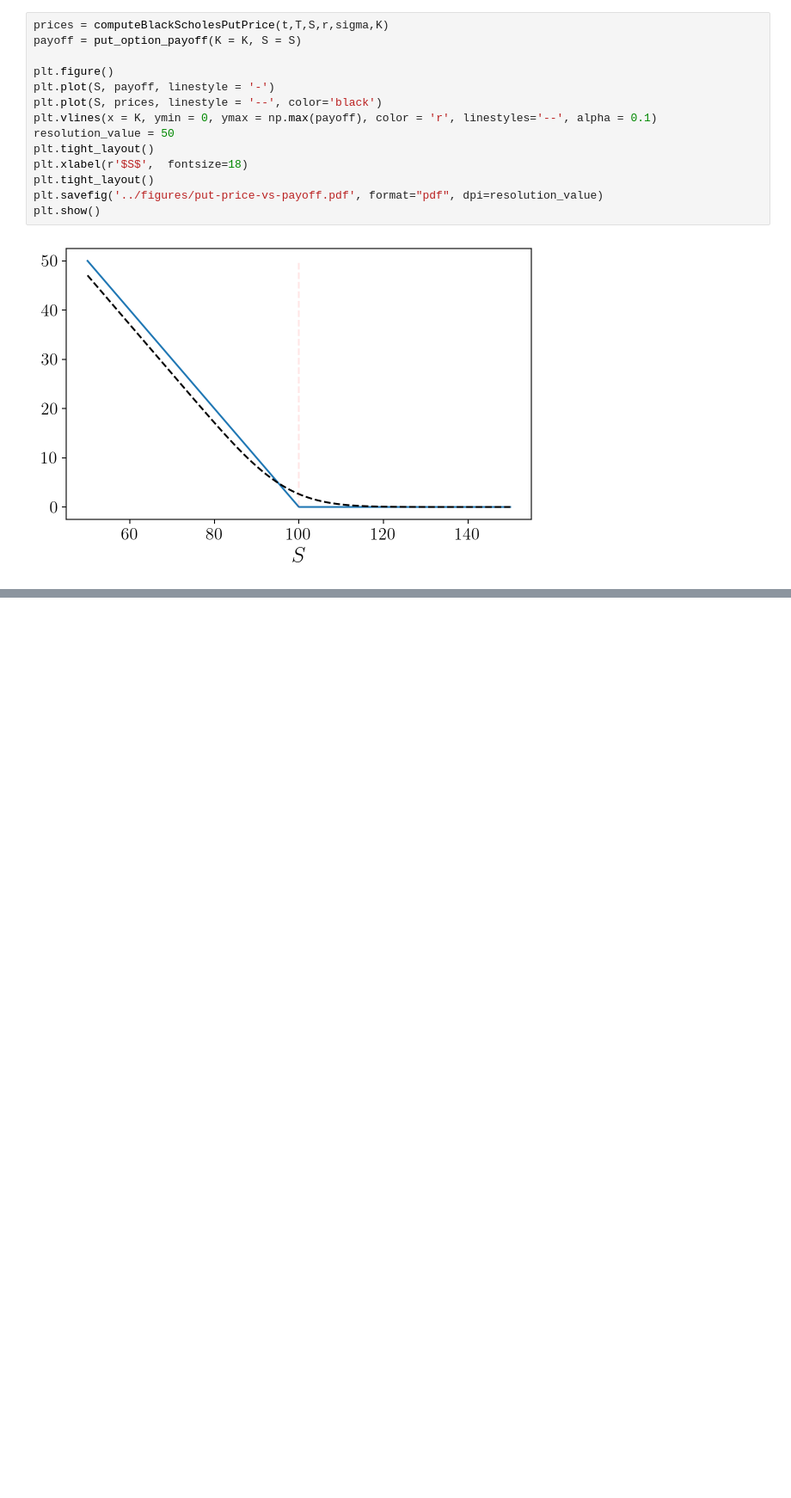
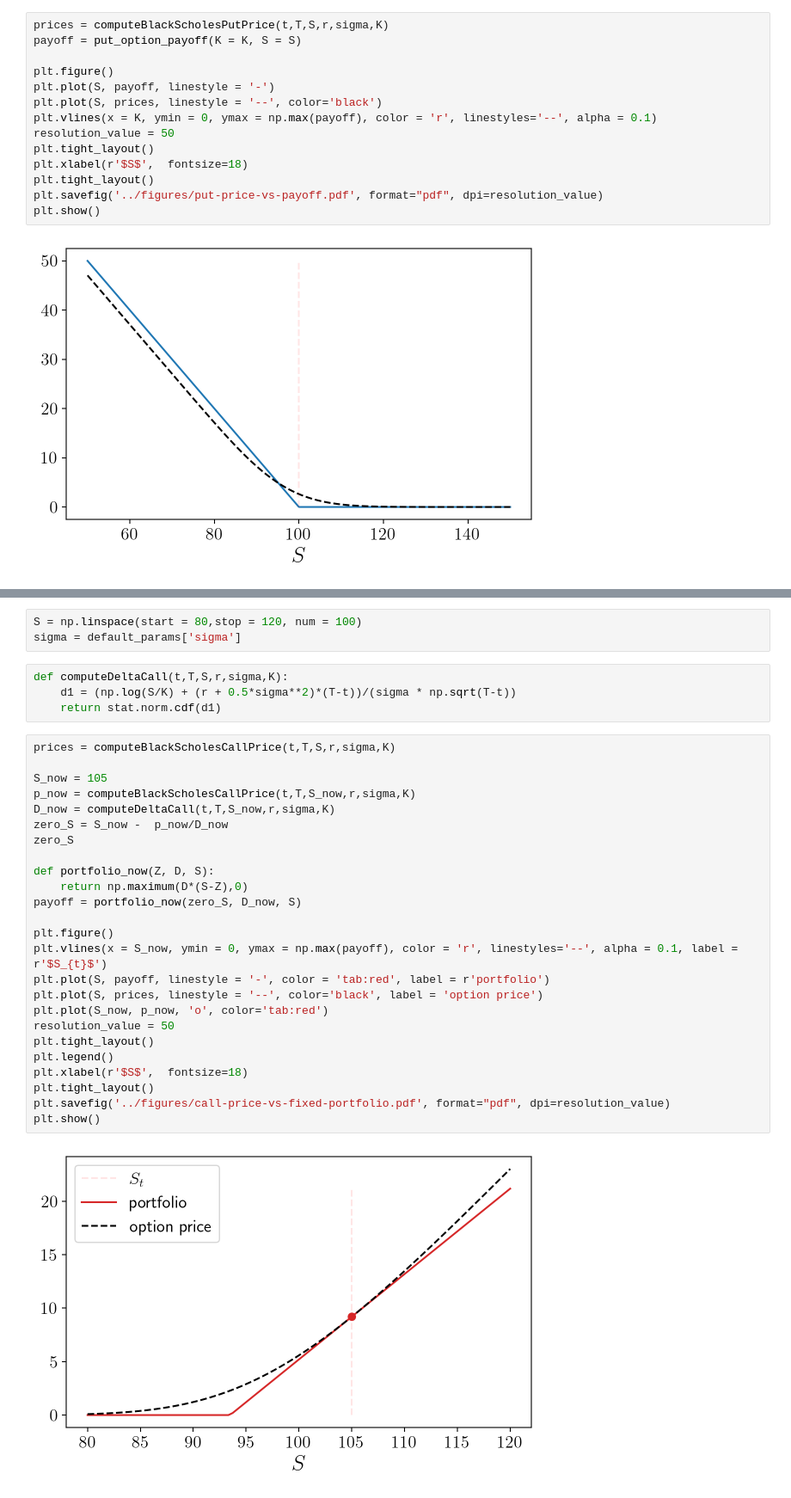
Before and after one commit to leandro-sbetancourt/oxford-financial-derivatives, a Jupyter notebook: notebooks/ch9&10-option-prices.ipynb, the cells around one changed output, grey strips where cells are left out. Shown: that part at 86% size. Saved outputs shown, nothing was run; the diff lists cells and outputs as text; blank space fills up the shorter version.

```diff
--- a/notebooks/ch9&10-option-prices.ipynb
+++ b/notebooks/ch9&10-option-prices.ipynb
@@ -97,0 +108,34 @@ plt.show()
+# %%
+S = np.linspace(start = 80,stop = 120, num = 100)
+sigma = default_params['sigma']
+# %%
+def computeDeltaCall(t,T,S,r,sigma,K):
+    d1 = (np.log(S/K) + (r + 0.5*sigma**2)*(T-t))/(sigma * np.sqrt(T-t))
+    return stat.norm.cdf(d1)
+# %%
+prices = computeBlackScholesCallPrice(t,T,S,r,sigma,K)
+
+S_now = 105
+p_now = computeBlackScholesCallPrice(t,T,S_now,r,sigma,K)
+D_now = computeDeltaCall(t,T,S_now,r,sigma,K)
+zero_S = S_now -  p_now/D_now
+zero_S
+
+def portfolio_now(Z, D, S):
+    return np.maximum(D*(S-Z),0)
+payoff = portfolio_now(zero_S, D_now, S)
+
+plt.figure()
+plt.vlines(x = S_now, ymin = 0, ymax = np.max(payoff), color = 'r', linestyles='--', alpha = 0.1, label = r'$S_{t}$')
+plt.plot(S, payoff, linestyle = '-', color = 'tab:red', label = r'portfolio')
+plt.plot(S, prices, linestyle = '--', color='black', label = 'option price')
+plt.plot(S_now, p_now, 'o', color='tab:red')
+resolution_value = 50
+plt.tight_layout()
+plt.legend()
+plt.xlabel(r'$S$',  fontsize=18)
+plt.tight_layout()
+plt.savefig('../figures/call-price-vs-fixed-portfolio.pdf', format="pdf", dpi=resolution_value)
+plt.show()
+# %% [output]
+[figure, added]
```
Also changed, not shown: parts of 11 cells of this notebook.
